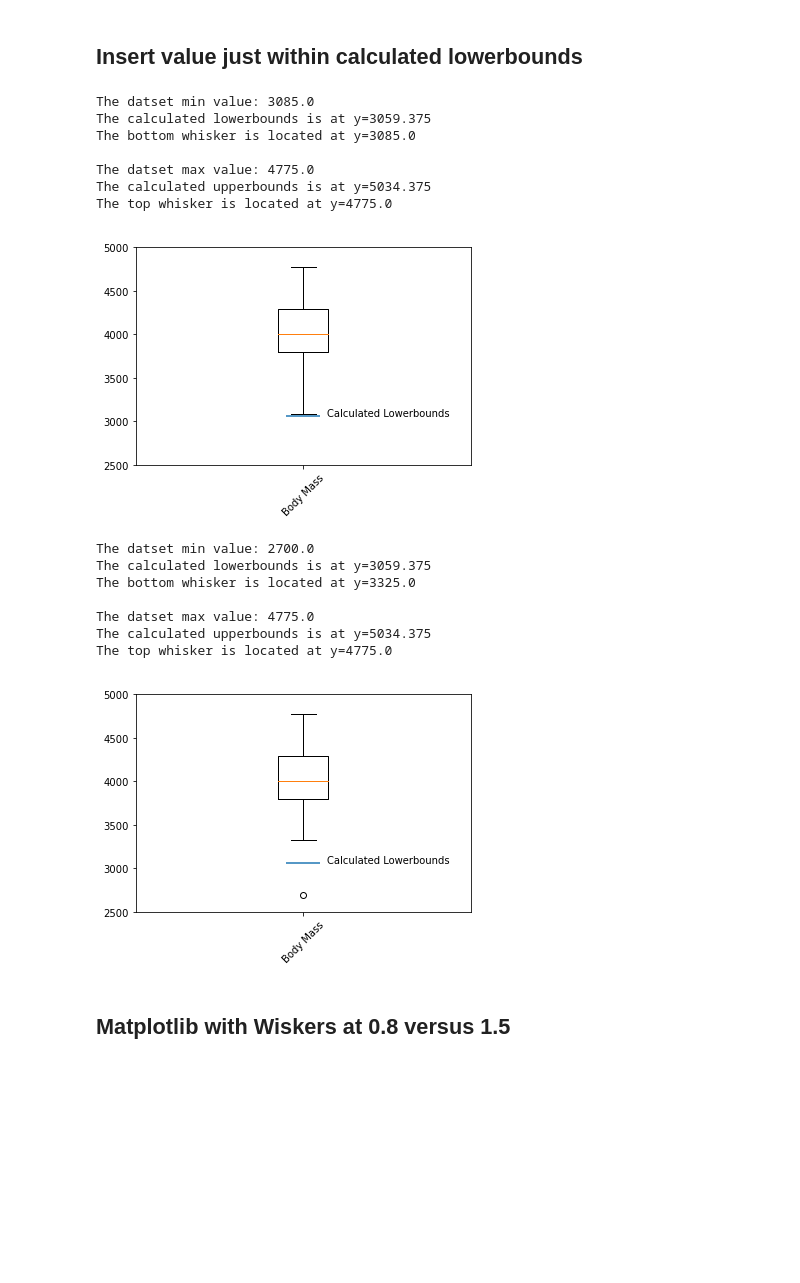
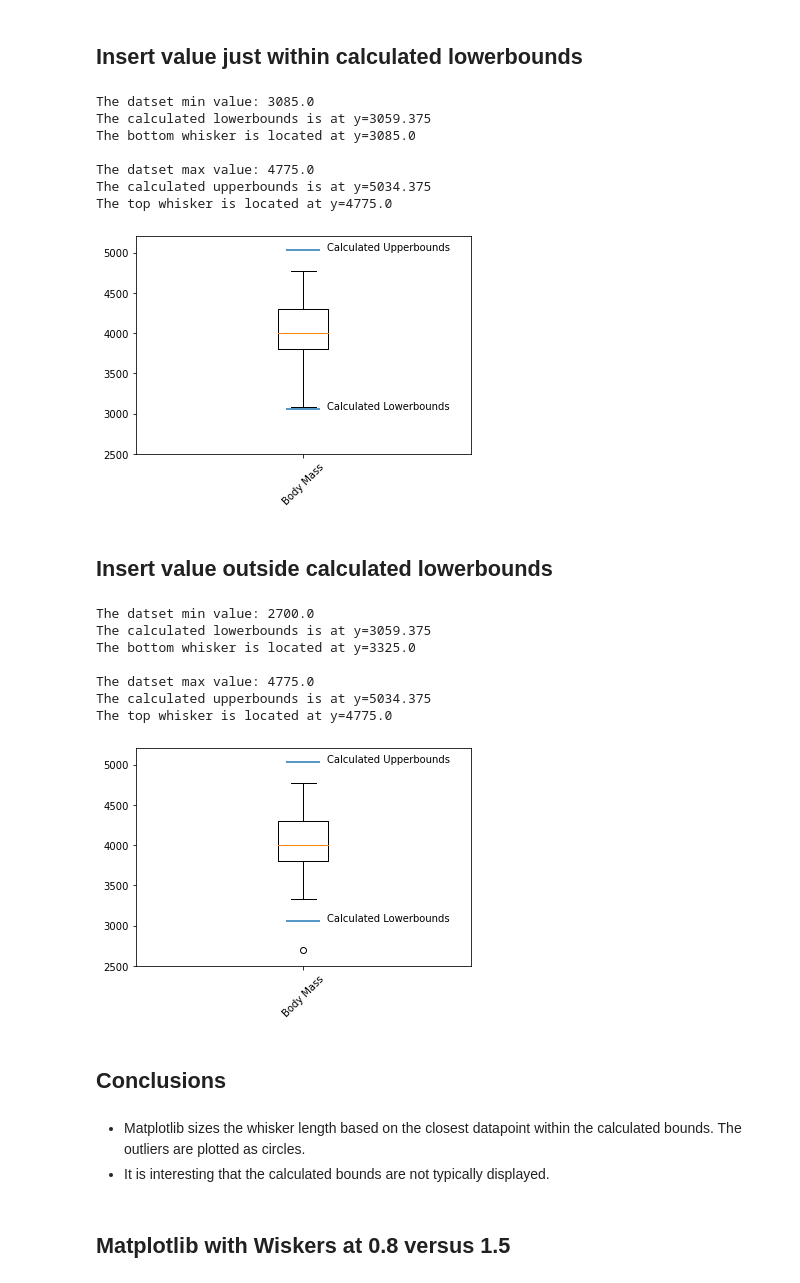
Before and after one commit to ejw-data/python-boxplots, a Jupyter notebook: boxplot-whisker-test.ipynb, the cells around one changed output. Drawn from its saved outputs; the diff is of its cells as text; code cells hidden in the pictures; blank space fills up the shorter version.

Commit message:
fixed axis and added conclusions

```diff
--- a/boxplot-whisker-test.ipynb
+++ b/boxplot-whisker-test.ipynb
@@ -150,35 +149,37 @@ IQR = upper_quarter - lower_quarter
 my_whis = 1.5
 calc_lower_whisker = lower_quarter - my_whis*IQR
 calc_upper_whisker = upper_quarter + my_whis*IQR
 
 ax1 = plt.boxplot(masses, labels = ["Body Mass"])
 plt.hlines(y=calc_lower_whisker, xmin=0.95, xmax=1.05)
 plt.hlines(y=calc_upper_whisker, xmin=0.95, xmax=1.05)
 plt.annotate("Calculated Upperbounds", (1.07,calc_upper_whisker))
 plt.annotate("Calculated Lowerbounds", (1.07,calc_lower_whisker))
 plt.xticks(rotation = 45);
-plt.ylim(2500, 5000);
+plt.ylim(2500, 5200);
 
 capbottom = ax1['caps'][0].get_ydata()[0]
 captop = ax1['caps'][1].get_ydata()[0]
 
 
 print(f"The datset min value: {min(list(masses))}")
 print(f"The calculated lowerbounds is at y={calc_lower_whisker}")
 print(f"The bottom whisker is located at y={capbottom}")
 print()
 print(f"The datset max value: {max(list(masses))}")
 print(f"The calculated upperbounds is at y={calc_upper_whisker}")
 print(f"The top whisker is located at y={captop}")
 # %% [output]
 The datset min value: 3085.0
 The calculated lowerbounds is at y=3059.375
 The bottom whisker is located at y=3085.0
 
 The datset max value: 4775.0
 The calculated upperbounds is at y=5034.375
 The top whisker is located at y=4775.0
-[figure, old version]
+[figure, new version]
+# %% [markdown]
+## Insert value outside calculated lowerbounds
 # %%
 value = pd.Series(2700)
 masses_low = adelie_male_mass['body_mass_g'].append(value)
@@ -196,7 +197,7 @@ plt.hlines(y=calc_upper_whisker, xmin=0.95, xmax=1.05)
 plt.annotate("Calculated Upperbounds", (1.07,calc_upper_whisker))
 plt.annotate("Calculated Lowerbounds", (1.07,calc_lower_whisker))
 plt.xticks(rotation = 45);
-plt.ylim(2500, 5000);
+plt.ylim(2500, 5200);
 
 capbottom = ax2['caps'][0].get_ydata()[0]
 captop = ax2['caps'][1].get_ydata()[0]
@@ -217,7 +218,12 @@ The bottom whisker is located at y=3325.0
 The datset max value: 4775.0
 The calculated upperbounds is at y=5034.375
 The top whisker is located at y=4775.0
-[figure, old version]
+[figure, new version]
+# %% [markdown]
+## Conclusions
+# %% [markdown]
+* Matplotlib sizes the whisker length based on the closest datapoint within the calculated bounds.  The outliers are plotted as circles.
+* It is interesting that the calculated bounds are not typically displayed.
 # %% [markdown]
 ## Matplotlib with Wiskers at 0.8 versus 1.5
 # %%
```
Also changed, not shown: parts of 4 cells of this notebook.
